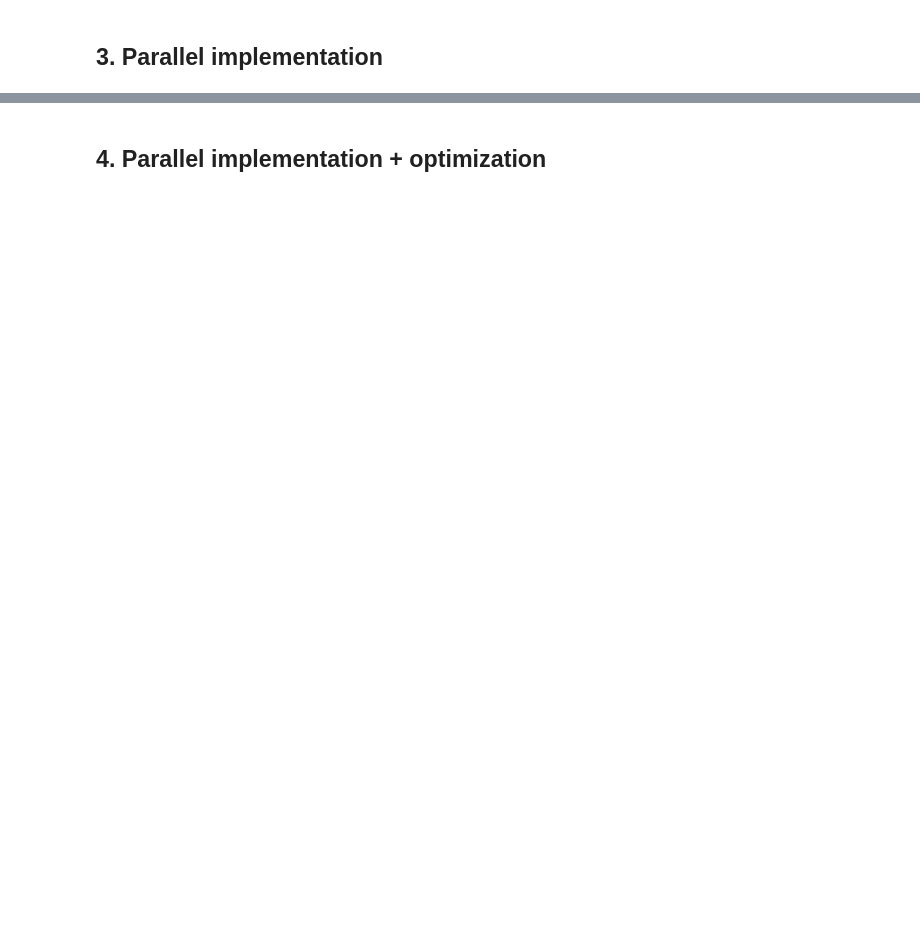
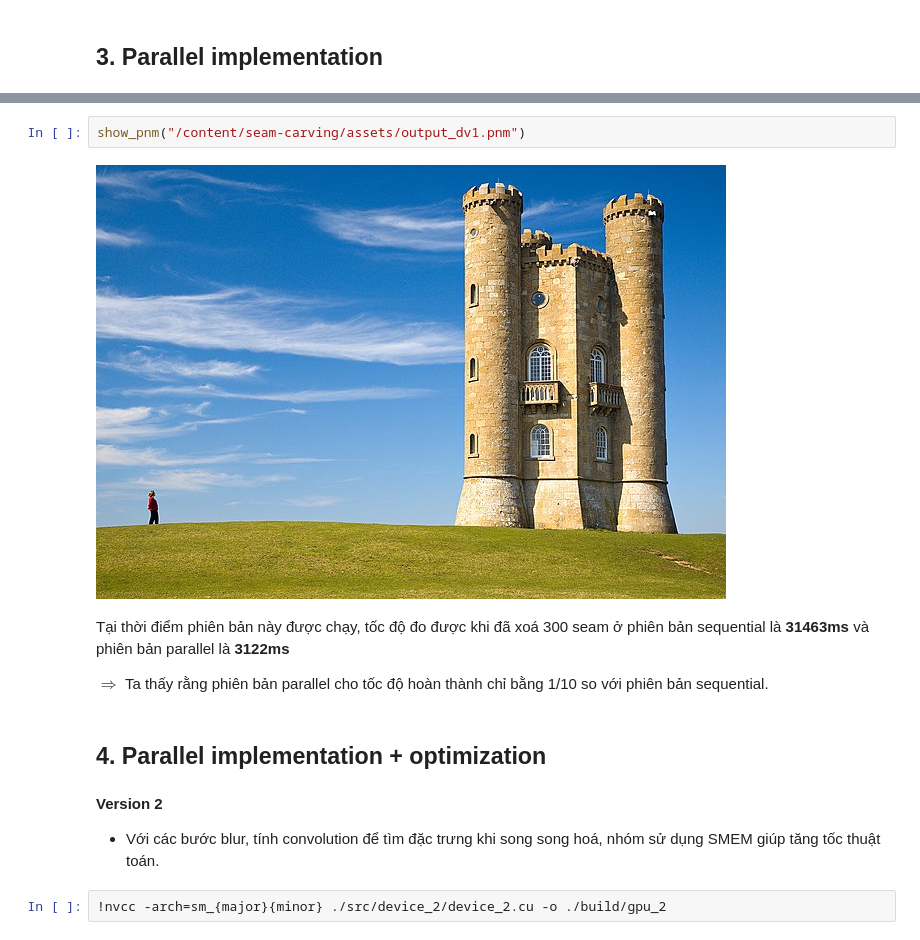
Before and after one commit to tristran2k1/seam-carving, a Jupyter notebook: 19127597_19127607_Parallel.ipynb, the cells around one changed output, grey strips where cells are left out. Cells and saved outputs as stored; diff of their text form; blank space fills up the shorter version.

```diff
--- a/19127597_19127607_Parallel.ipynb
+++ b/19127597_19127607_Parallel.ipynb
@@ -69,2 +141,15 @@ Version GPU 1, 300 seams: 3122.424561 ms
+# %%
+show_pnm("/content/seam-carving/assets/output_dv1.pnm")
+# %% [output]
+[figure, added]
+# %% [markdown]
+Tại thời điểm phiên bản này được chạy, tốc độ đo được khi đã xoá 300 seam ở phiên bản sequential là **31463ms** và phiên bản parallel là **3122ms**
+
+$\Rightarrow$ Ta thấy rằng phiên bản parallel cho tốc độ hoàn thành chỉ bằng 1/10 so với phiên bản sequential.
 # %% [markdown]
 ## 4. Parallel implementation + optimization
+# %% [markdown]
+**Version 2**
+- Với các bước blur, tính convolution để tìm đặc trưng khi song song hoá, nhóm sử dụng SMEM giúp tăng tốc thuật toán.
+# %%
+!nvcc -arch=sm_{major}{minor} ./src/device_2/device_2.cu -o ./build/gpu_2
```
Also changed, not shown: parts of 30 cells of this notebook.
